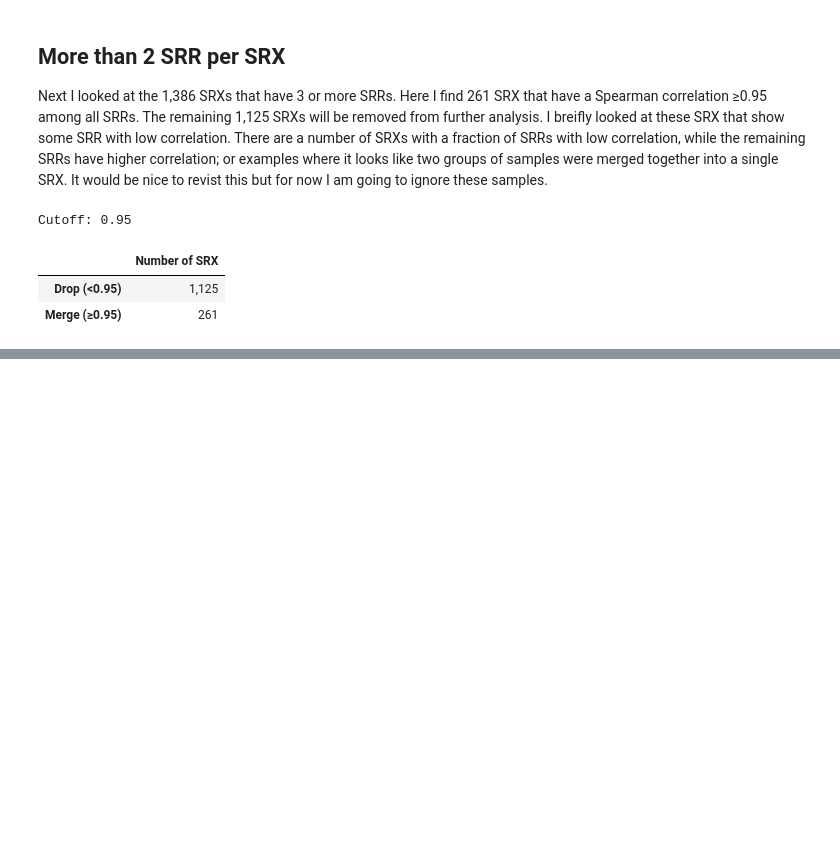
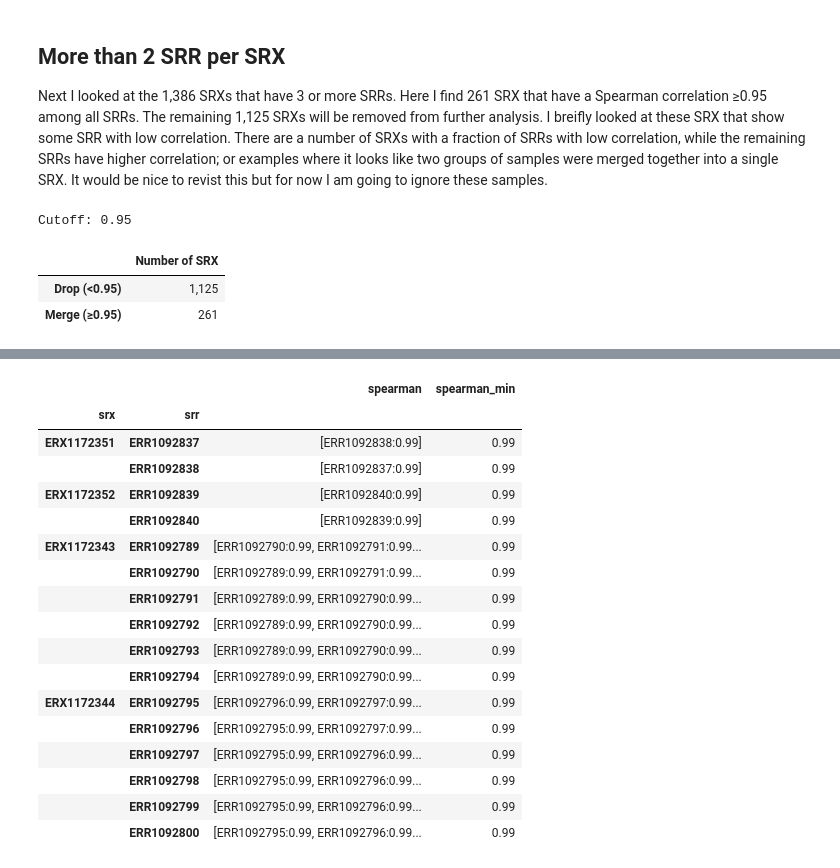
Before and after one commit to jfear/ncbi_remap, a Jupyter notebook: docs/01.02-prealn-wf_merge_srr.ipynb, the cells around one changed output, grey strips where cells are left out. Saved outputs shown, nothing was run; the diff lists cells and outputs as text; code cells hidden in the pictures; blank space fills up the shorter version.

```diff
--- a/docs/01.02-prealn-wf_merge_srr.ipynb
+++ b/docs/01.02-prealn-wf_merge_srr.ipynb
@@ -93,0 +96,24 @@ df_num_srr
+# %%
+def calc_spearman(srx):
+    counts = store.select('prealn/workflow/feature_counts/counts', 'srx == srx')
+    corr = counts.unstack(1).corr(method='spearman')
+    _min = corr.min().min()
+    rows = []
+    for k, v in corr.to_dict().items():
+        res = []
+        for kk, vv in v.items():
+            if k == kk:
+                continue
+            res.append(f'{kk}:{round(vv, 2)}')
+        rows.append({'srx': f'{srx}', 'srr': f'{k}', 'spearman': '|'.join(res), 'spearman_min': round(_min, 2)})
+    return pd.DataFrame(rows).set_index(['srx', 'srr'])
+
+@memory.cache
+def iter_corr(srxs):
+
+    dfs = []
+    for srx in srxs:
+        dfs.append(calc_spearman(srx))
+    return pd.concat(dfs)
+# %%
+corrs = iter_corr(two_srr_srx + multi_srr_srx)
@@ -151,0 +202,21 @@ store.close()
+# %%
+corrs
+# %% [output]
+|  |  | spearman | spearman_min |
+| srx | srr |  |  |
+| ERX1172351 | ERR1092837 | [ERR1092838:0.99] | 0.99 |
+|  | ERR1092838 | [ERR1092837:0.99] | 0.99 |
+| ERX1172352 | ERR1092839 | [ERR1092840:0.99] | 0.99 |
+|  | ERR1092840 | [ERR1092839:0.99] | 0.99 |
+| ERX1172343 | ERR1092789 | [ERR1092790:0.99, ERR1092791:0.99... | 0.99 |
+|  | ERR1092790 | [ERR1092789:0.99, ERR1092791:0.99... | 0.99 |
+|  | ERR1092791 | [ERR1092789:0.99, ERR1092790:0.99... | 0.99 |
+|  | ERR1092792 | [ERR1092789:0.99, ERR1092790:0.99... | 0.99 |
+|  | ERR1092793 | [ERR1092789:0.99, ERR1092790:0.99... | 0.99 |
+|  | ERR1092794 | [ERR1092789:0.99, ERR1092790:0.99... | 0.99 |
+| ERX1172344 | ERR1092795 | [ERR1092796:0.99, ERR1092797:0.99... | 0.99 |
+|  | ERR1092796 | [ERR1092795:0.99, ERR1092797:0.99... | 0.99 |
+|  | ERR1092797 | [ERR1092795:0.99, ERR1092796:0.99... | 0.99 |
+|  | ERR1092798 | [ERR1092795:0.99, ERR1092796:0.99... | 0.99 |
+|  | ERR1092799 | [ERR1092795:0.99, ERR1092796:0.99... | 0.99 |
+|  | ERR1092800 | [ERR1092795:0.99, ERR1092796:0.99... | 0.99 |
```
Also changed, not shown: parts of 8 cells of this notebook, 3 other files.
